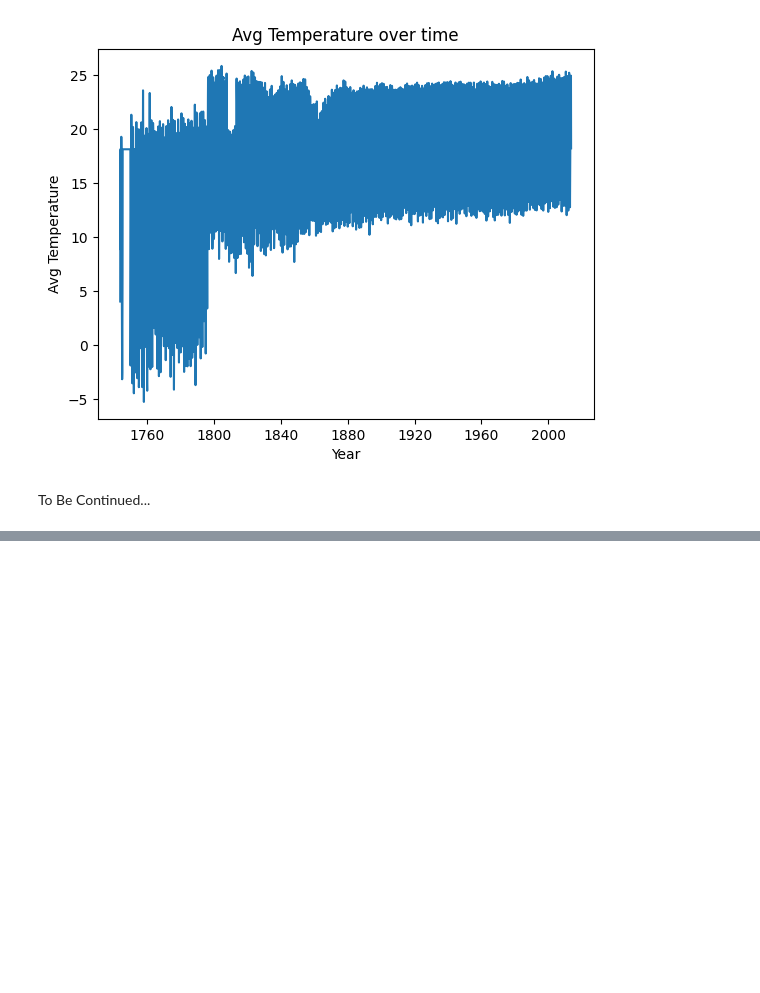
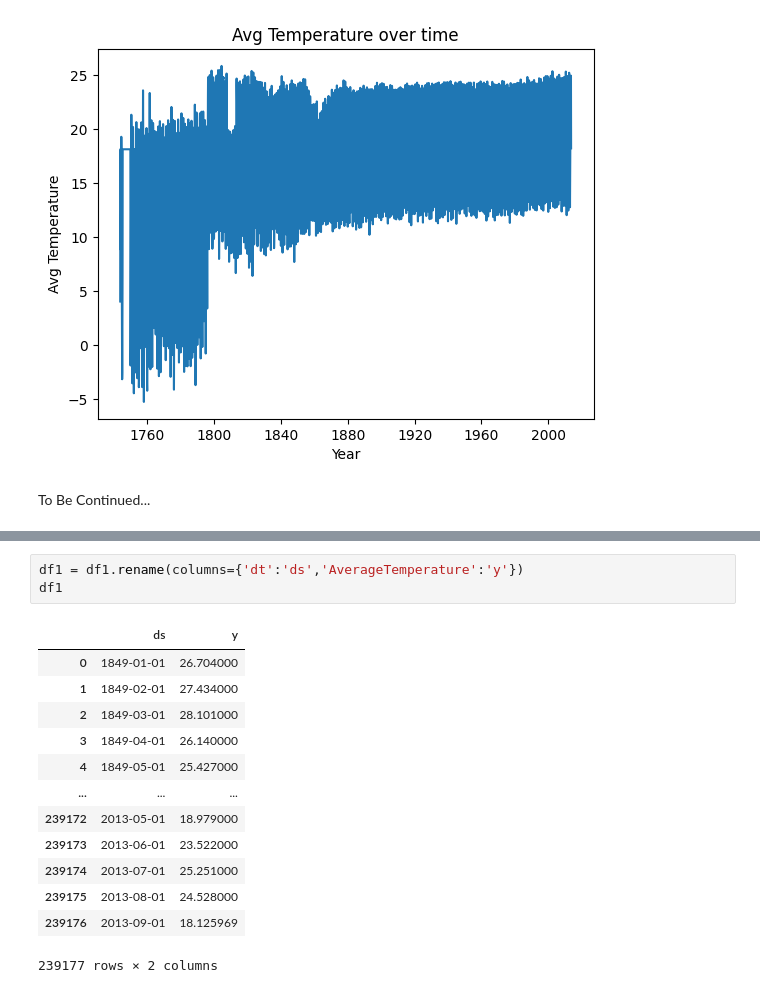
Before and after one commit to shivank124/Kaggle, a Jupyter notebook: global-temperature-records-1850-2022.ipynb, the cells around one changed output, grey strips where cells are left out. Cells and saved outputs as stored; diff of their text form; blank space fills up the shorter version.

```diff
--- a/global-temperature-records-1850-2022.ipynb
+++ b/global-temperature-records-1850-2022.ipynb
@@ -210,0 +253,17 @@ To Be Continued...
+# %%
+df1 = df1.rename(columns={'dt':'ds','AverageTemperature':'y'})
+df1
+# %% [output]
+|  | ds | y |
+| 0 | 1849-01-01 | 26.704000 |
+| 1 | 1849-02-01 | 27.434000 |
+| 2 | 1849-03-01 | 28.101000 |
+| 3 | 1849-04-01 | 26.140000 |
+| 4 | 1849-05-01 | 25.427000 |
+| ... | ... | ... |
+| 239172 | 2013-05-01 | 18.979000 |
+| 239173 | 2013-06-01 | 23.522000 |
+| 239174 | 2013-07-01 | 25.251000 |
+| 239175 | 2013-08-01 | 24.528000 |
+| 239176 | 2013-09-01 | 18.125969 |
+239177 rows × 2 columns
```
Also changed, not shown: parts of 11 cells of this notebook.
